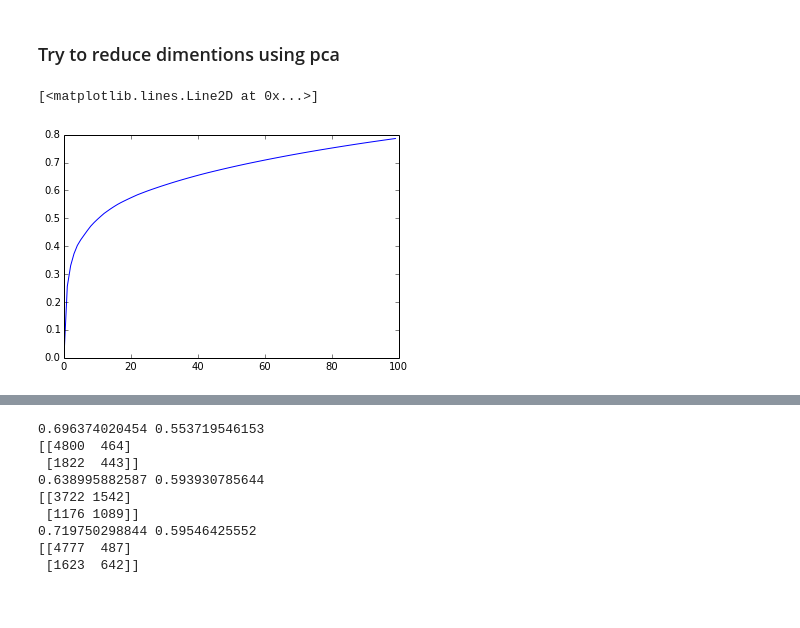
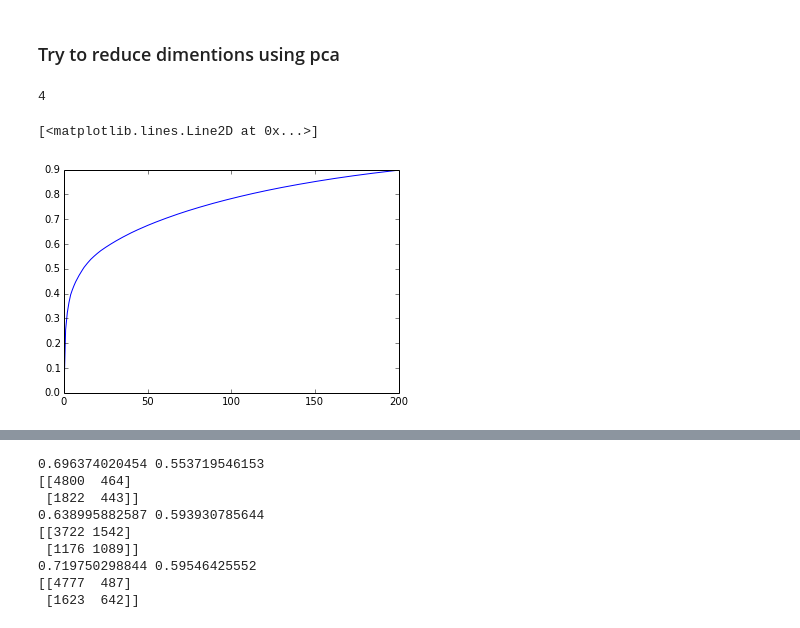
Before and after one commit to arisha84/fall_2014_assignments, a Jupyter notebook: project/User_Categories_Modeling.ipynb, the cells around one changed output, grey strips where cells are left out. Saved outputs shown, nothing was run; the diff lists cells and outputs as text; code cells hidden in the pictures.

```diff
--- a/project/User_Categories_Modeling.ipynb
+++ b/project/User_Categories_Modeling.ipynb
@@ -74,0 +100,19 @@ y_df = pd.DataFrame(y, columns = ['PIA'])
+# %%
+c = x.corr().abs()
+
+#s = c.unstack()
+#so = s.order(kind="quicksort")
+#highly_correlated = so[so < 1][so > 0.99]
+#highly_correlated.shape
+# %%
+def Detect_Colinearity (corr_matrix,corr_threshold):
+    col_set =set()
+    for col in corr_matrix.columns:
+        column = corr_matrix.loc[:,col][corr_matrix.loc[:,col]!=1]
+        if max(column) > corr_threshold:
+            tup = tuple(sort ((np.argmax(column), col)))
+            col_set.add(tup)
+            #print np.argmax(column), " max correlation with " ,col ," is ", max(column)
+    return col_set
+col_set = Detect_Colinearity(c,0.9)
+len (col_set)
@@ -74,0 +125,8 @@ y_df = pd.DataFrame(y, columns = ['PIA'])
+# %%
+# Remove one of the pair features that are highly correlated
+for colA, cloB in col_set:
+    print colA
+    try:
+        tmp = x.pop(colA)
+    except:
+        pass
@@ -148,16 +254,20 @@ confusion matrix:
 <img src = 'https://computersciencesource.files.wordpress.com/2010/01/conmat.png' / >
 # %% [markdown]
 ### Try to reduce dimentions using pca
+# %%
+4
+# %% [output]
+4
 # %%
 from sklearn.decomposition import PCA
 from sklearn.decomposition import SparsePCA
 # %%
-sk_pca = PCA(n_components=100)
+sk_pca = PCA(n_components=200)
 sk_transf = sk_pca.fit_transform(x)
 # %%
-explained_variance = [sk_pca.explained_variance_ratio_[0:i].sum() for i in range(100)]
-plot(range(100),explained_variance)
+explained_variance = [sk_pca.explained_variance_ratio_[0:i].sum() for i in range(200)]
+plot(range(200),explained_variance)
 # %% [output]
 [<matplotlib.lines.Line2D at 0x...>]
-[figure, old version]
+[figure, new version]
 # %%
```
Also changed, not shown: parts of 49 cells of this notebook.
